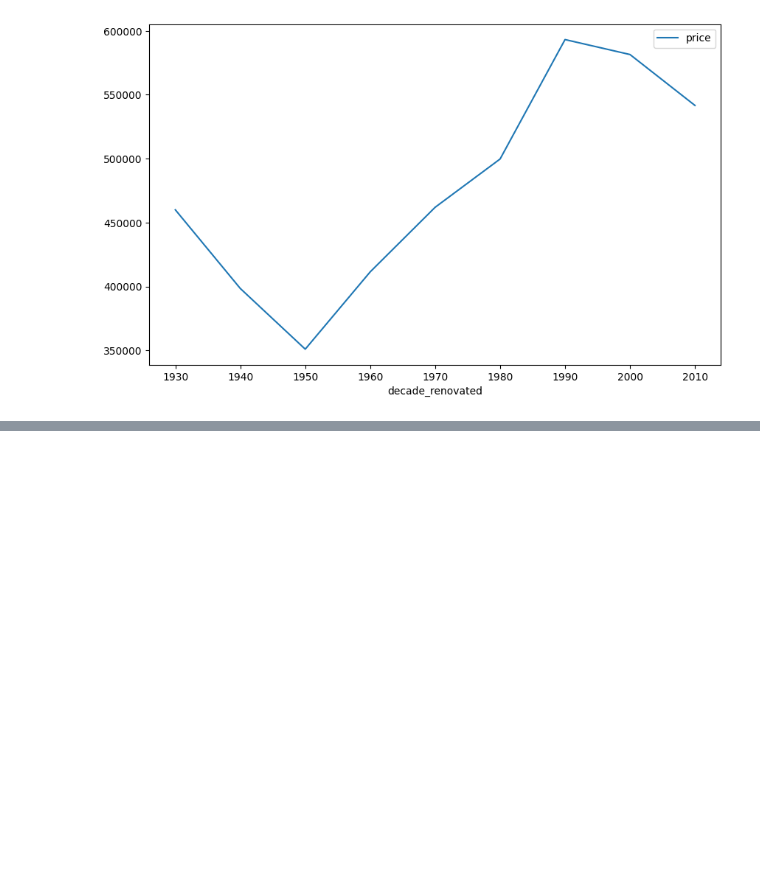
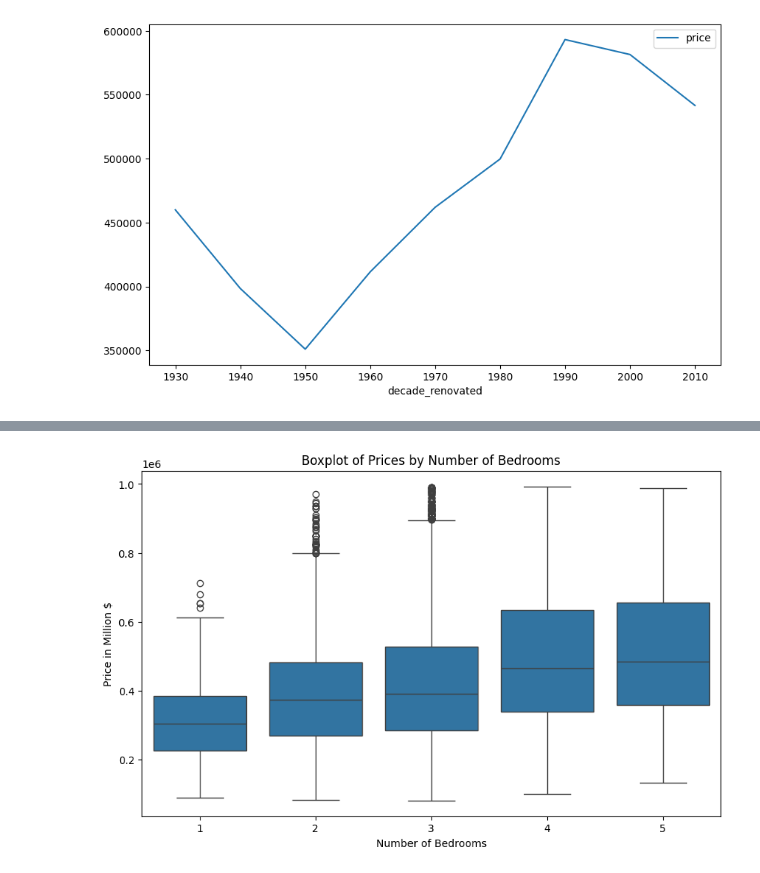
Before and after one commit to NiallGF/First-data-project, a Jupyter notebook: Kaggle Project/Workbooks/eda (iteration 2).ipynb, the cells around one changed output, grey strips where cells are left out. Cells and saved outputs as stored; diff of their text form; code cells hidden in the pictures; blank space fills up the shorter version.

```diff
--- a/Kaggle Project/Workbooks/eda (iteration 2).ipynb
+++ b/Kaggle Project/Workbooks/eda (iteration 2).ipynb
@@ -62,0 +77,10 @@ See the caveats in the documentation: https://pandas.pydata.org/pandas-docs/stab
+# %%
+plt.figure(figsize=(10, 6))
+sns.boxplot(x='bedrooms', y='price', data=df)
+
+plt.title('Boxplot of Prices by Number of Bedrooms')
+plt.xlabel('Number of Bedrooms')
+plt.ylabel('Price in Million $')
+plt.show()
+# %% [output]
+[figure, added]
```
Also changed, not shown: parts of 8 cells of this notebook, 1 other file.
